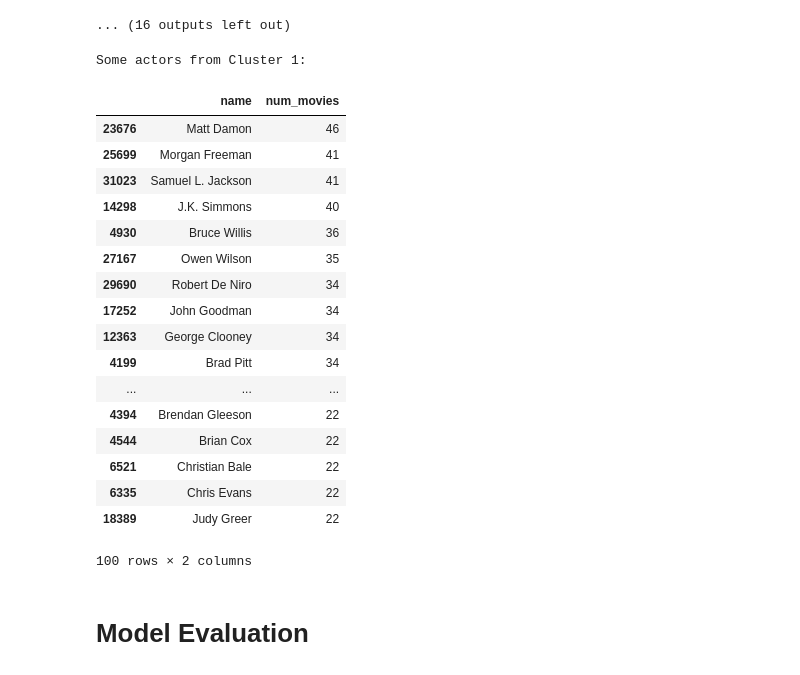
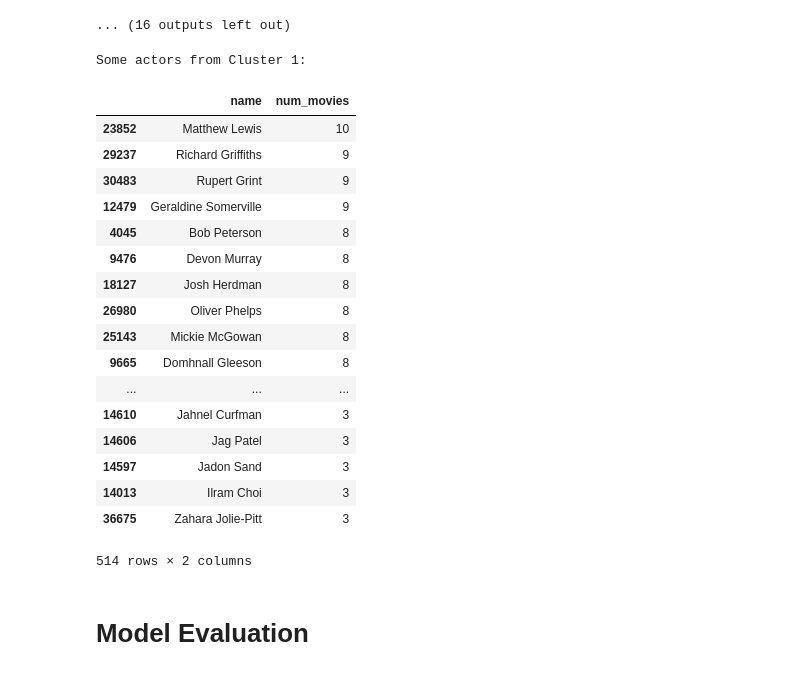
Before and after one commit to nastazya/Movies-analytics, a Jupyter notebook: clustering.ipynb, the cells around one changed output. Saved outputs shown, nothing was run; the diff lists cells and outputs as text; code cells hidden in the pictures.

```diff
--- a/clustering.ipynb
+++ b/clustering.ipynb
@@ -498,28 +498,28 @@ Adventure
 [figure]
 ... (16 outputs left out)
 # %%
-print('Some actors from Cluster 2:')
-df_results[(df_results['cluster'] == 2) & (df_results['num_movies'] > 21)][['name','num_movies']].sort_values(by='num_movies', ascending=False)
+print('Some actors from Cluster 1:')
+df_results[(df_results['cluster'] == 1) & (df_results['num_movies'] > 2)][['name','num_movies']].sort_values(by='num_movies', ascending=False)
 # %% [output]
 Some actors from Cluster 1:
 |  | name | num_movies |
-| 23676 | Matt Damon | 46 |
-| 25699 | Morgan Freeman | 41 |
-| 31023 | Samuel L. Jackson | 41 |
-| 14298 | J.K. Simmons | 40 |
-| 4930 | Bruce Willis | 36 |
-| 27167 | Owen Wilson | 35 |
-| 29690 | Robert De Niro | 34 |
-| 17252 | John Goodman | 34 |
-| 12363 | George Clooney | 34 |
-| 4199 | Brad Pitt | 34 |
+| 23852 | Matthew Lewis | 10 |
+| 29237 | Richard Griffiths | 9 |
+| 30483 | Rupert Grint | 9 |
+| 12479 | Geraldine Somerville | 9 |
+| 4045 | Bob Peterson | 8 |
+| 9476 | Devon Murray | 8 |
+| 18127 | Josh Herdman | 8 |
+| 26980 | Oliver Phelps | 8 |
+| 25143 | Mickie McGowan | 8 |
+| 9665 | Domhnall Gleeson | 8 |
 | ... | ... | ... |
-| 4394 | Brendan Gleeson | 22 |
-| 4544 | Brian Cox | 22 |
-| 6521 | Christian Bale | 22 |
-| 6335 | Chris Evans | 22 |
-| 18389 | Judy Greer | 22 |
+| 14610 | Jahnel Curfman | 3 |
+| 14606 | Jag Patel | 3 |
+| 14597 | Jadon Sand | 3 |
+| 14013 | Ilram Choi | 3 |
+| 36675 | Zahara Jolie-Pitt | 3 |
-100 rows × 2 columns
+514 rows × 2 columns
 # %% [markdown]
 # Model Evaluation
 # %%
```
Also changed, not shown: parts of 1 cell of this notebook.
